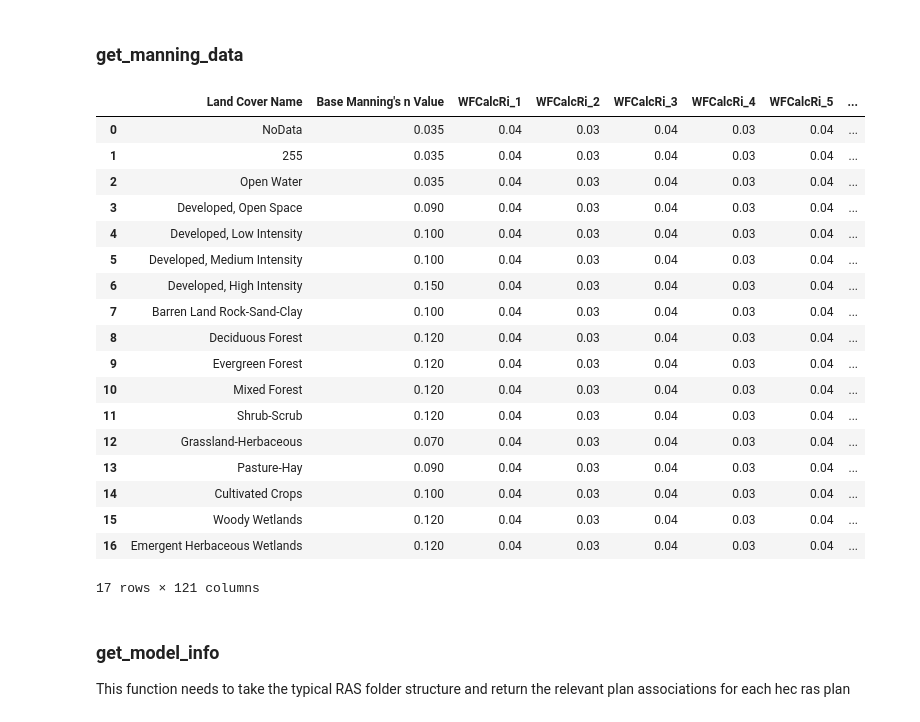
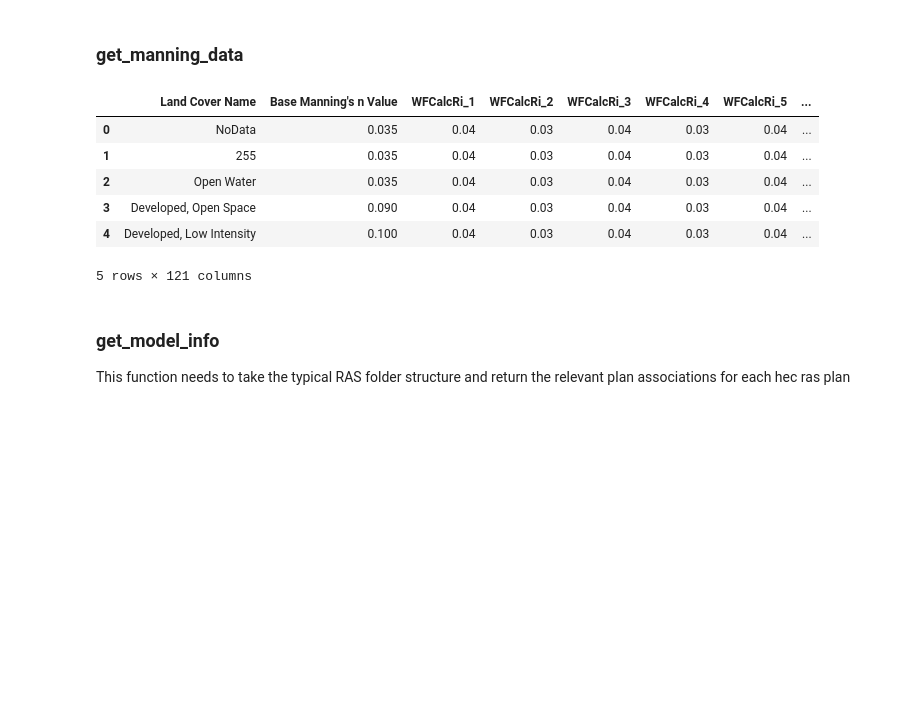
Before and after one commit to Clovin4/lwi-apps, a Jupyter notebook: notebooks/exploratory/0.0-cal-hdf-util-logic.ipynb, the cells around one changed output. Drawn from its saved outputs; the diff is of its cells as text; code cells hidden in the pictures; blank space fills up the shorter version.

```diff
--- a/notebooks/exploratory/0.0-cal-hdf-util-logic.ipynb
+++ b/notebooks/exploratory/0.0-cal-hdf-util-logic.ipynb
@@ -22,27 +41,15 @@ paln_hdf_loc = r'../../simulation/WF_WestForkCalcasieu.p14.hdf'
 geo_hdf_loc = r'../../simulation/WF_WestForkCalcasieu.g03.hdf'
 flow_hdf_loc = r'../../simulation/WF_WestForkCalcasieu.u10.hdf'
 # %%
-ras.get_manning_data(geo_hdf_loc)
+ras.get_manning_data(geo_hdf_loc).head()
 # %% [output]
 |  | Land Cover Name | Base Manning's n Value | WFCalcRi_1 | WFCalcRi_2 | WFCalcRi_3 | WFCalcRi_4 | WFCalcRi_5 | ... |
 | 0 | NoData | 0.035 | 0.04 | 0.03 | 0.04 | 0.03 | 0.04 | ... |
 | 1 | 255 | 0.035 | 0.04 | 0.03 | 0.04 | 0.03 | 0.04 | ... |
 | 2 | Open Water | 0.035 | 0.04 | 0.03 | 0.04 | 0.03 | 0.04 | ... |
 | 3 | Developed, Open Space | 0.090 | 0.04 | 0.03 | 0.04 | 0.03 | 0.04 | ... |
 | 4 | Developed, Low Intensity | 0.100 | 0.04 | 0.03 | 0.04 | 0.03 | 0.04 | ... |
-| 5 | Developed, Medium Intensity | 0.100 | 0.04 | 0.03 | 0.04 | 0.03 | 0.04 | ... |
-| 6 | Developed, High Intensity | 0.150 | 0.04 | 0.03 | 0.04 | 0.03 | 0.04 | ... |
-| 7 | Barren Land Rock-Sand-Clay | 0.100 | 0.04 | 0.03 | 0.04 | 0.03 | 0.04 | ... |
-| 8 | Deciduous Forest | 0.120 | 0.04 | 0.03 | 0.04 | 0.03 | 0.04 | ... |
-| 9 | Evergreen Forest | 0.120 | 0.04 | 0.03 | 0.04 | 0.03 | 0.04 | ... |
-| 10 | Mixed Forest | 0.120 | 0.04 | 0.03 | 0.04 | 0.03 | 0.04 | ... |
-| 11 | Shrub-Scrub | 0.120 | 0.04 | 0.03 | 0.04 | 0.03 | 0.04 | ... |
-| 12 | Grassland-Herbaceous | 0.070 | 0.04 | 0.03 | 0.04 | 0.03 | 0.04 | ... |
-| 13 | Pasture-Hay | 0.090 | 0.04 | 0.03 | 0.04 | 0.03 | 0.04 | ... |
-| 14 | Cultivated Crops | 0.100 | 0.04 | 0.03 | 0.04 | 0.03 | 0.04 | ... |
-| 15 | Woody Wetlands | 0.120 | 0.04 | 0.03 | 0.04 | 0.03 | 0.04 | ... |
-| 16 | Emergent Herbaceous Wetlands | 0.120 | 0.04 | 0.03 | 0.04 | 0.03 | 0.04 | ... |
-17 rows × 121 columns
+5 rows × 121 columns
 # %% [markdown]
  ### get_model_info
 
```
Also changed, not shown: parts of 22 cells of this notebook, 6 other files.
